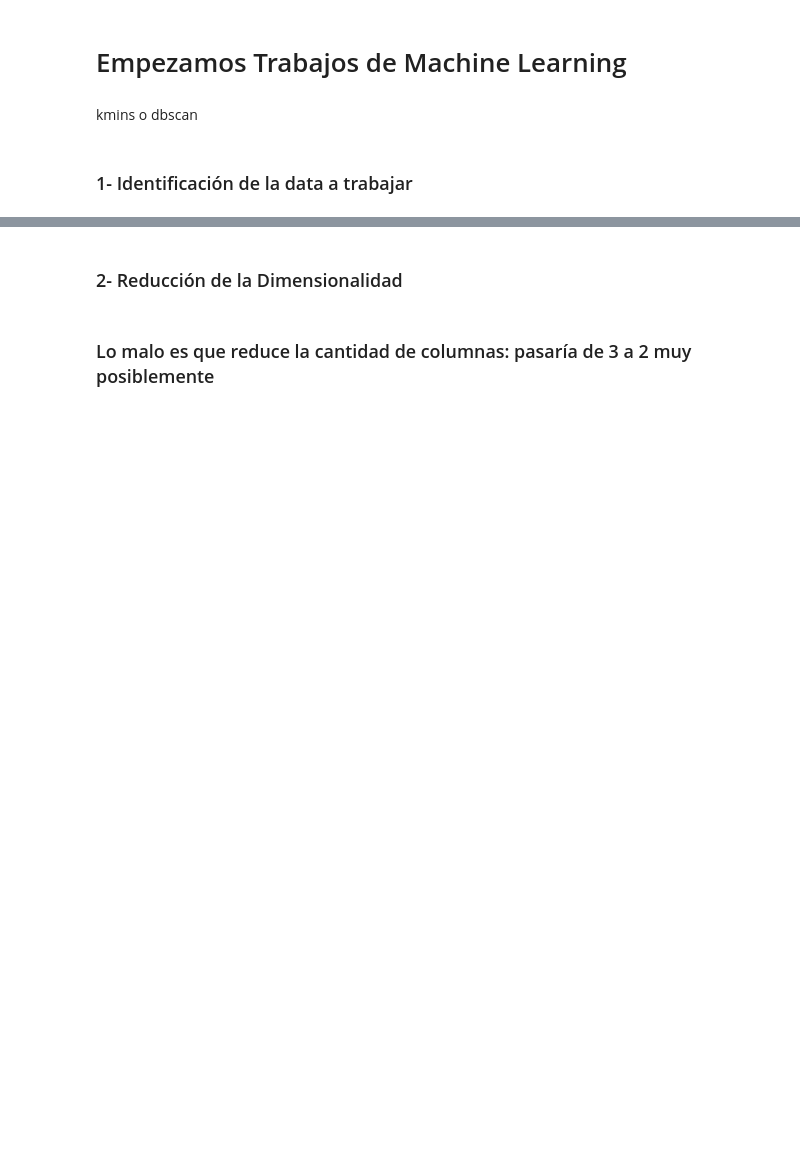
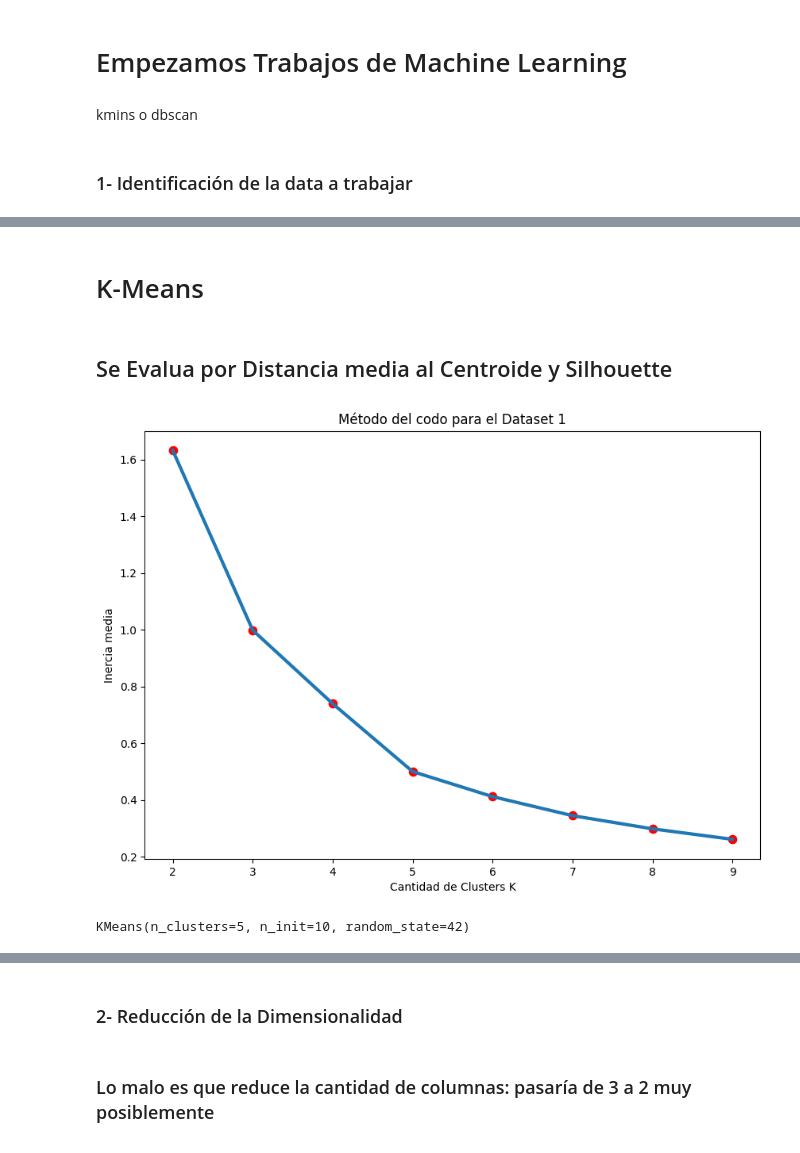
Before and after one commit to tinchoreco/PF-Alertas-Sismicas, a Jupyter notebook: notebooks/Machine_Learning/Machin_Learning.ipynb, the cells around one changed output, grey strips where cells are left out. Drawn from its saved outputs; the diff is of its cells as text; code cells hidden in the pictures; blank space fills up the shorter version.

Commit message:
11-07-2023 propuesta de modelo no super.

```diff
--- a/notebooks/Machine_Learning/Machin_Learning.ipynb
+++ b/notebooks/Machine_Learning/Machin_Learning.ipynb
@@ -361,0 +404,58 @@ kmins o dbscan
+# %% [markdown]
+# K-Means
+# %% [markdown]
+## Se Evalua por Distancia media al Centroide y Silhouette
+# %%
+import pandas as pd
+from sklearn.cluster import KMeans
+from sklearn.metrics import silhouette_samples, silhouette_score
+
+
+X = df_MAc_Ler
+
+# Preparamos una lista donde vamos a ir agregando las distancias medias
+Sum_of_squared_distances = []
+# Preparamos una lista donde vamos a ir agregando los valores medios de silhouette
+lista_sil = []
+# Fiteammos un modelo para cada numero de cluster que queremos testear
+K = np.arange(2,10)
+for k in K:
+    # Definimos y entrenamos el modelo
+    km = KMeans(n_clusters=k, n_init=10)
+    km = km.fit(X)
+    # Calculamos la distancia media y agregamos a la lista
+    distancia_total = km.inertia_
+    distancia_media = np.divide(distancia_total,X.shape[0])
+    Sum_of_squared_distances.append(distancia_media)
+
+    # Tomamos las etiquetas
+    etiquetas = km.labels_
+
+    # Calculamos el silhouette
+    valor_medio_sil = silhouette_score(X, etiquetas)
+    lista_sil.append(valor_medio_sil)
+# %%
+import matplotlib.pyplot as plt
+
+plt.figure(figsize = (10,7))
+plt.plot(K, Sum_of_squared_distances, lw=3)
+plt.scatter(K, Sum_of_squared_distances,s=55,c='r')
+plt.xlabel('Cantidad de Clusters K')
+plt.ylabel('Inercia media')
+plt.title('Método del codo para el Dataset 1')
+
+plt.show()
+# %% [output]
+[figure, added]
+# %%
+import pandas as pd
+from sklearn.cluster import KMeans
+
+
+
+# Crea el modelo de clustering con K-Means
+k = 5  # Número de clústeres que deseas obtener
+kmeans = KMeans(n_clusters=k, n_init=10, random_state=42)
+kmeans.fit(df_MAc_Ler)
+# %% [output]
+KMeans(n_clusters=5, n_init=10, random_state=42)
```
Also changed, not shown: parts of 16 cells of this notebook, 1 other file.
